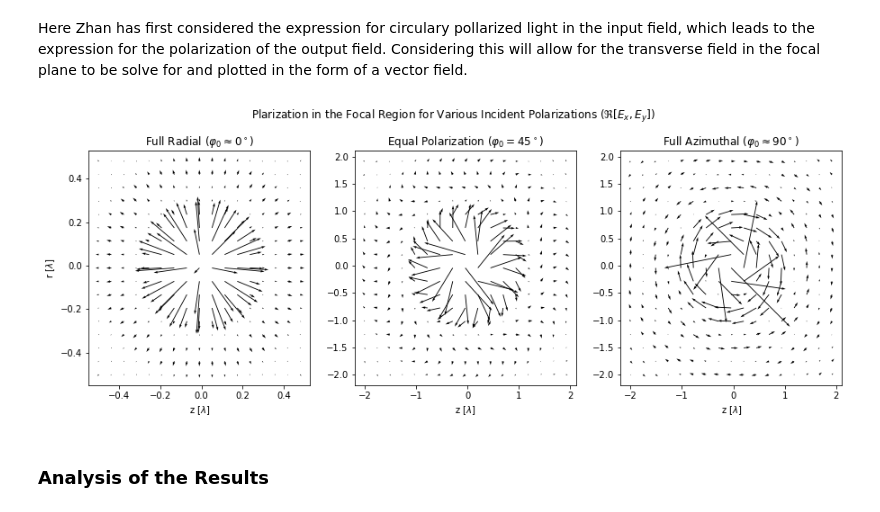
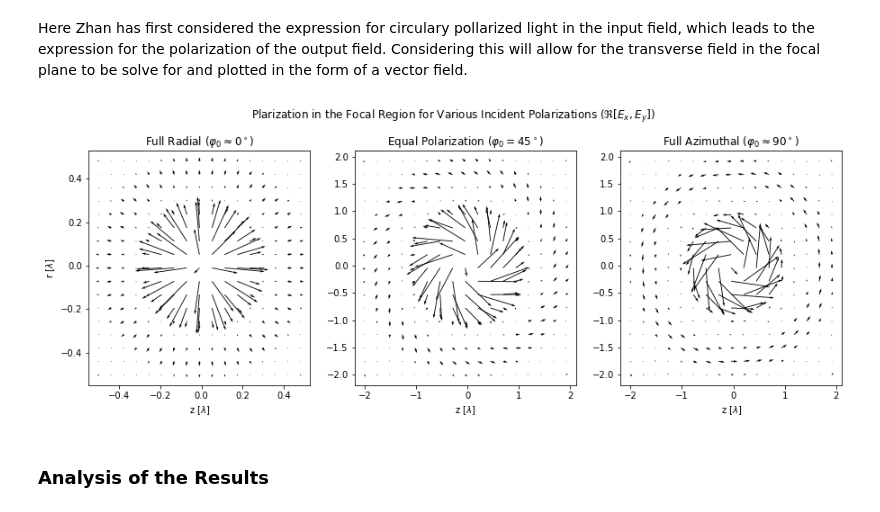
Before and after one commit to fizixmastr/Numerical-Analysis-of-Vector-Fields-in-a-High-N.A.-Lens, a Jupyter notebook: Simulation and Analysis of Fields in a High Numerical Aperture Lens.ipynb, the cells around one changed output. Drawn from its saved outputs; the diff is of its cells as text; code cells hidden in the pictures.

```diff
--- a/Simulation and Analysis of Fields in a High Numerical Aperture Lens.ipynb
+++ b/Simulation and Analysis of Fields in a High Numerical Aperture Lens.ipynb
@@ -349,8 +350,8 @@ for i in range(len(Wavelengths)):
         for m in range(len(yArray)):
             r = sqrt(xArray[l]**2+yArray[m]**2)
             E_r[l,m] = 2*A*cos(𝜑_0)*integrate(lambda t: I_r(t,r,z), 0, θ_max)[0]
-            E_z[l,m] = 2j*A*cos(𝜑_0)*integrate(lambda t: I_φ(t,r,z), 0, θ_max)[0]
-            E_φ[l,m] = 2*A*sin(𝜑_0)*integrate(lambda t: I_z(t,r,z), 0, θ_max)[0]
+            E_z[l,m] = 2j*A*cos(𝜑_0)*integrate(lambda t: I_r(t,r,z), 0, θ_max)[0]
+            E_φ[l,m] = 2*A*sin(𝜑_0)*integrate(lambda t: I_φ(t,r,z), 0, θ_max)[0]
 
 #    WavFields[i] = np.abs(E_r)**2
     WavFields[i] = np.abs(E_z)**2
@@ -361,8 +362,8 @@ for i in range(len(Wavelengths)):
             r = rArray[l]
             z = zArray[m]
             E_r[l,m] = 2*A*cos(𝜑_0)*integrate(lambda t: I_r(t,r,z), 0, θ_max)[0]
-            E_z[l,m] = 2j*A*cos(𝜑_0)*integrate(lambda t: I_φ(t,r,z), 0, θ_max)[0]
-            E_φ[l,m] = 2*A*sin(𝜑_0)*integrate(lambda t: I_z(t,r,z), 0, θ_max)[0]
+            E_z[l,m] = 2j*A*cos(𝜑_0)*integrate(lambda t: I_z(t,r,z), 0, θ_max)[0]
+            E_φ[l,m] = 2*A*sin(𝜑_0)*integrate(lambda t: I_φ(t,r,z), 0, θ_max)[0]
 
 #    WavFields[i] = np.abs(E_r)**2
 #    WavFields[i] = np.abs(E_z)**2
@@ -435,8 +436,8 @@ for i in range(len(Wavelengths)):
         for m in range(len(yArray)):
             r = sqrt(xArray[l]**2+yArray[m]**2)
             E_r[l,m] = 2*A*cos(𝜑_0)*integrate(lambda t: I_r(t,r,z), 0, θ_max)[0]
-            E_z[l,m] = 2j*A*cos(𝜑_0)*integrate(lambda t: I_φ(t,r,z), 0, θ_max)[0]
-            E_φ[l,m] = 2*A*sin(𝜑_0)*integrate(lambda t: I_z(t,r,z), 0, θ_max)[0]
+            E_z[l,m] = 2j*A*cos(𝜑_0)*integrate(lambda t: I_z(t,r,z), 0, θ_max)[0]
+            E_φ[l,m] = 2*A*sin(𝜑_0)*integrate(lambda t: I_φ(t,r,z), 0, θ_max)[0]
 
     WavResults[i, 0] = np.max(abs(E_r)**2)
     WavResults[i, 1] = np.max(abs(E_z)**2)
@@ -447,8 +448,8 @@ for i in range(len(Wavelengths)):
             r = rArray[l]
             z = zArray[m]
             E_r[l,m] = 2*A*cos(𝜑_0)*integrate(lambda t: I_r(t,r,z), 0, θ_max)[0]
-            E_z[l,m] = 2j*A*cos(𝜑_0)*integrate(lambda t: I_φ(t,r,z), 0, θ_max)[0]
-            E_φ[l,m] = 2*A*sin(𝜑_0)*integrate(lambda t: I_z(t,r,z), 0, θ_max)[0]
+            E_z[l,m] = 2j*A*cos(𝜑_0)*integrate(lambda t: I_z(t,r,z), 0, θ_max)[0]
+            E_φ[l,m] = 2*A*sin(𝜑_0)*integrate(lambda t: I_φ(t,r,z), 0, θ_max)[0]
 
     WavResults[i, 3] = np.max(abs(E_r)**2)
     WavResults[i, 4] = np.max(abs(E_z)**2)
@@ -532,8 +533,8 @@ for i in range(len(Polarizations)):
         for m in range(len(yArray)):
             r = sqrt(xArray[l]**2+yArray[m]**2)
             E_r[l,m] = 2*A*cos(𝜑_0)*integrate(lambda t: I_r(t,r,z), 0, θ_max)[0]
-            E_z[l,m] = 2j*A*cos(𝜑_0)*integrate(lambda t: I_φ(t,r,z), 0, θ_max)[0]
-            E_φ[l,m] = 2*A*sin(𝜑_0)*integrate(lambda t: I_z(t,r,z), 0, θ_max)[0]
+            E_z[l,m] = 2j*A*cos(𝜑_0)*integrate(lambda t: I_z(t,r,z), 0, θ_max)[0]
+            E_φ[l,m] = 2*A*sin(𝜑_0)*integrate(lambda t: I_φ(t,r,z), 0, θ_max)[0]
 
 #    PolFields[i] = np.abs(E_r)**2
     PolFields[i] = np.abs(E_z)**2
@@ -546,8 +547,8 @@ for i in range(len(Polarizations)):
             r = rArray[l]
             z = zArray[m]
 #             E_r[l,m] = 2*A*cos(𝜑_0)*integrate(lambda t: I_r(t,r,z), 0, θ_max)[0]
-#             E_z[l,m] = 2j*A*cos(𝜑_0)*integrate(lambda t: I_φ(t,r,z), 0, θ_max)[0]
-#             E_φ[l,m] = 2*A*sin(𝜑_0)*integrate(lambda t: I_z(t,r,z), 0, θ_max)[0]
+#             E_z[l,m] = 2j*A*cos(𝜑_0)*integrate(lambda t: I_z(t,r,z), 0, θ_max)[0]
+#             E_φ[l,m] = 2*A*sin(𝜑_0)*integrate(lambda t: I_φ(t,r,z), 0, θ_max)[0]
 
 #    PolFields[i] = np.abs(E_r)**2
 #    PolFields[i] = np.abs(E_z)**2
@@ -616,8 +617,8 @@ for i in range(len(Polarizations)):
         for m in range(len(yArray)):
             r = sqrt(xArray[l]**2+yArray[m]**2)
             E_r[l,m] = 2*A*cos(𝜑_0)*integrate(lambda t: I_r(t,r,z), 0, θ_max)[0]
-            E_z[l,m] = 2j*A*cos(𝜑_0)*integrate(lambda t: I_φ(t,r,z), 0, θ_max)[0]
-            E_φ[l,m] = 2*A*sin(𝜑_0)*integrate(lambda t: I_z(t,r,z), 0, θ_max)[0]
+            E_z[l,m] = 2j*A*cos(𝜑_0)*integrate(lambda t: I_z(t,r,z), 0, θ_max)[0]
+            E_φ[l,m] = 2*A*sin(𝜑_0)*integrate(lambda t: I_φ(t,r,z), 0, θ_max)[0]
 
     PolResults[i, 0] = np.max(abs(E_r)**2)
     PolResults[i, 1] = np.max(abs(E_z)**2)
@@ -628,8 +629,8 @@ for i in range(len(Polarizations)):
             r = rArray[l]
             z = zArray[m]
             E_r[l,m] = 2*A*cos(𝜑_0)*integrate(lambda t: I_r(t,r,z), 0, θ_max)[0]
-            E_z[l,m] = 2j*A*cos(𝜑_0)*integrate(lambda t: I_φ(t,r,z), 0, θ_max)[0]
-            E_φ[l,m] = 2*A*sin(𝜑_0)*integrate(lambda t: I_z(t,r,z), 0, θ_max)[0]
+            E_z[l,m] = 2j*A*cos(𝜑_0)*integrate(lambda t: I_z(t,r,z), 0, θ_max)[0]
+            E_φ[l,m] = 2*A*sin(𝜑_0)*integrate(lambda t: I_φ(t,r,z), 0, θ_max)[0]
 
     PolResults[i, 3] = np.max(abs(E_r)**2)
     PolResults[i, 4] = np.max(abs(E_z)**2)
@@ -700,8 +701,6 @@ E_z = np.empty((res, res), dtype = complex)
 xArray = np.linspace(-2, 2, res)*λ
 yArray = np.linspace(-2, 2, res)*λ
 φ = np.empty((len(xArray),len(yArray)))
-#rArray = np.linspace(-4, 4, res)*λ
-#zArray = np.linspace(-4, 4, res)*λ
 z=0
 for i in range(len(Polarizations)):
 
@@ -711,36 +710,36 @@ for i in range(len(Polarizations)):
         for m in range(len(yArray)):
             r = np.sqrt(xArray[l]**2+yArray[m]**2)
             E_r[l,m] = 2*A*cos(𝜑_0)*integrate(lambda t: I_r(t,r,z), 0, θ_max)[0]
-            E_φ[l,m] = 2*A*sin(𝜑_0)*integrate(lambda t: I_z(t,r,z), 0, θ_max)[0]
+            E_φ[l,m] = 2*A*sin(𝜑_0)*integrate(lambda t: I_φ(t,r,z), 0, θ_max)[0]
             φ[l,m] = arctan(yArray[m], xArray[l])
 
     VecFields[2*i+0] = cos(φ)*E_r-sin(φ)*E_φ #e_x
     VecFields[2*i+1] = sin(φ)*E_r+cos(φ)*E_φ #e_y
 
 #Plot Transverse Field in Focal Plane
 fig, axs = plt.subplots(nrows = 1, ncols = 3, figsize = [15, 5])
 [X,Y] = np.meshgrid(xArray/λ, yArray/λ)
 step = 3
 plt.subplots_adjust(top=.85)
 plt.suptitle('Plarization in the Focal Region for Various Incident Polarizations ($\Re[E_x, E_y])$')
 
 axs[0].set(title='Full Radial ($\\varphi_0 \\approx 0^\circ$)', xlabel='z $[\lambda]$', ylabel = 'r $[\lambda]$')
 axs[0].quiver(X[::step, ::step]/4, Y[::step, ::step]/4,
               np.real(np.transpose(VecFields[0]))[::step, ::step],
               np.real(np.transpose(VecFields[1]))[::step, ::step])
 
 axs[1].set(title='Equal Polarization ($\\varphi_0 = 45^\circ$)', xlabel='z $[\lambda]$')
 axs[1].quiver(X[::step, ::step], Y[::step, ::step],
               np.real(np.transpose(VecFields[2]))[::step, ::step],
               np.real(np.transpose(VecFields[3]))[::step, ::step])
 
 axs[2].set(title='Full Azimuthal ($\\varphi_0 \\approx 90^\circ$)', xlabel='z $[\lambda]$')
 axs[2].quiver(X[::step, ::step], Y[::step, ::step],
               np.real(np.transpose(VecFields[-2]))[::step, ::step],
               np.real(np.transpose(VecFields[-1]))[::step, ::step])
 plt.show()
 # %% [output]
-[figure, old version]
+[figure, new version]
 # %% [markdown]
 ### Analysis of the Results
 # %% [markdown]
```
Also changed, not shown: parts of 14 cells of this notebook.
